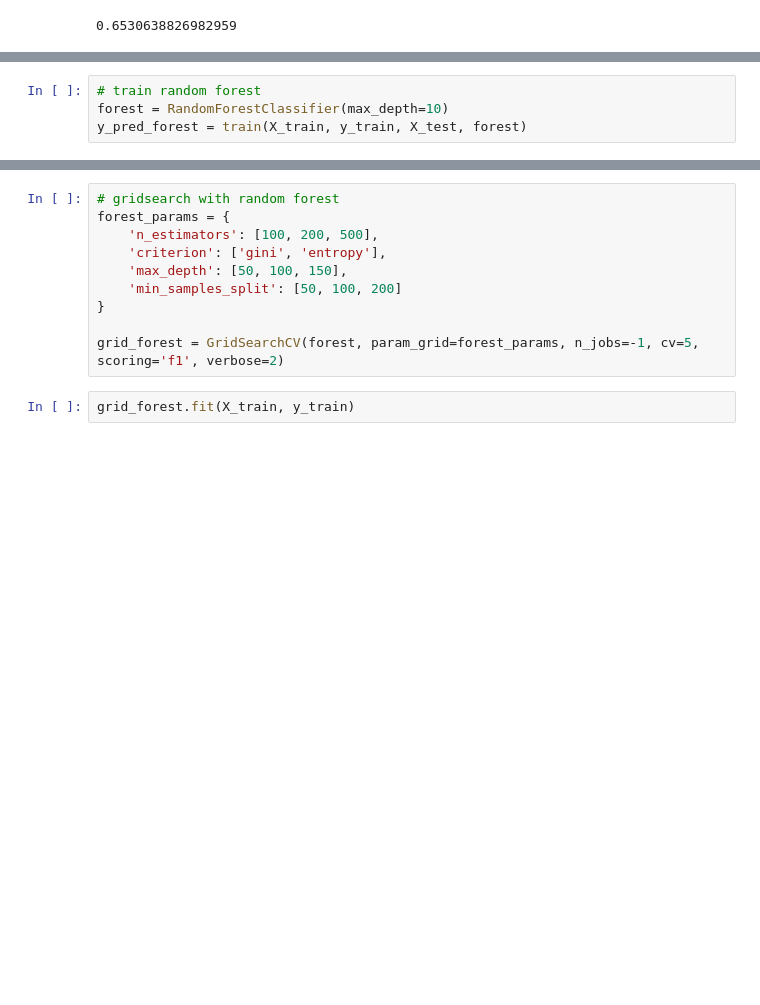
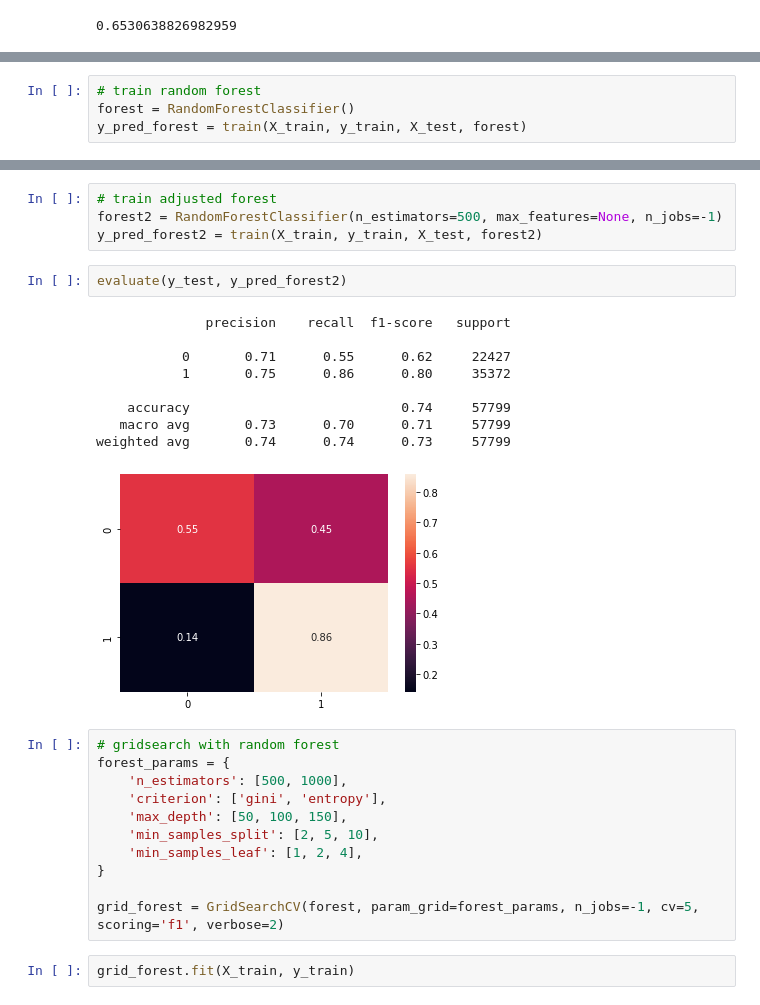
Before and after one commit to laurantirkh/kickstarter-ml, a Jupyter notebook: models_laurent.ipynb, the cells around one changed output, grey strips where cells are left out. Saved outputs shown, nothing was run; the diff lists cells and outputs as text; blank space fills up the shorter version.

```diff
--- a/models_laurent.ipynb
+++ b/models_laurent.ipynb
@@ -89,6 +89,6 @@ weighted avg       0.50      0.59      0.49     57799
 # %%
 # train random forest
-forest = RandomForestClassifier(max_depth=10)
+forest = RandomForestClassifier()
 y_pred_forest = train(X_train, y_train, X_test, forest)
 # %%
 # evaluate random forest
@@ -106,10 +192,27 @@ weighted avg       0.71      0.70      0.68     57799
+# %%
+# train adjusted forest
+forest2 = RandomForestClassifier(n_estimators=500, max_features=None, n_jobs=-1)
+y_pred_forest2 = train(X_train, y_train, X_test, forest2)
+# %%
+evaluate(y_test, y_pred_forest2)
+# %% [output]
+              precision    recall  f1-score   support
+
+           0       0.71      0.55      0.62     22427
+           1       0.75      0.86      0.80     35372
+
+    accuracy                           0.74     57799
+   macro avg       0.73      0.70      0.71     57799
+weighted avg       0.74      0.74      0.73     57799
+[figure, added]
 # %%
 # gridsearch with random forest
 forest_params = {
-    'n_estimators': [100, 200, 500],
+    'n_estimators': [500, 1000],
     'criterion': ['gini', 'entropy'],
     'max_depth': [50, 100, 150],
-    'min_samples_split': [50, 100, 200]
+    'min_samples_split': [2, 5, 10],
+    'min_samples_leaf': [1, 2, 4],
 }
 
 grid_forest = GridSearchCV(forest, param_grid=forest_params, n_jobs=-1, cv=5, scoring='f1', verbose=2)
```
Also changed, not shown: parts of 13 cells of this notebook.
